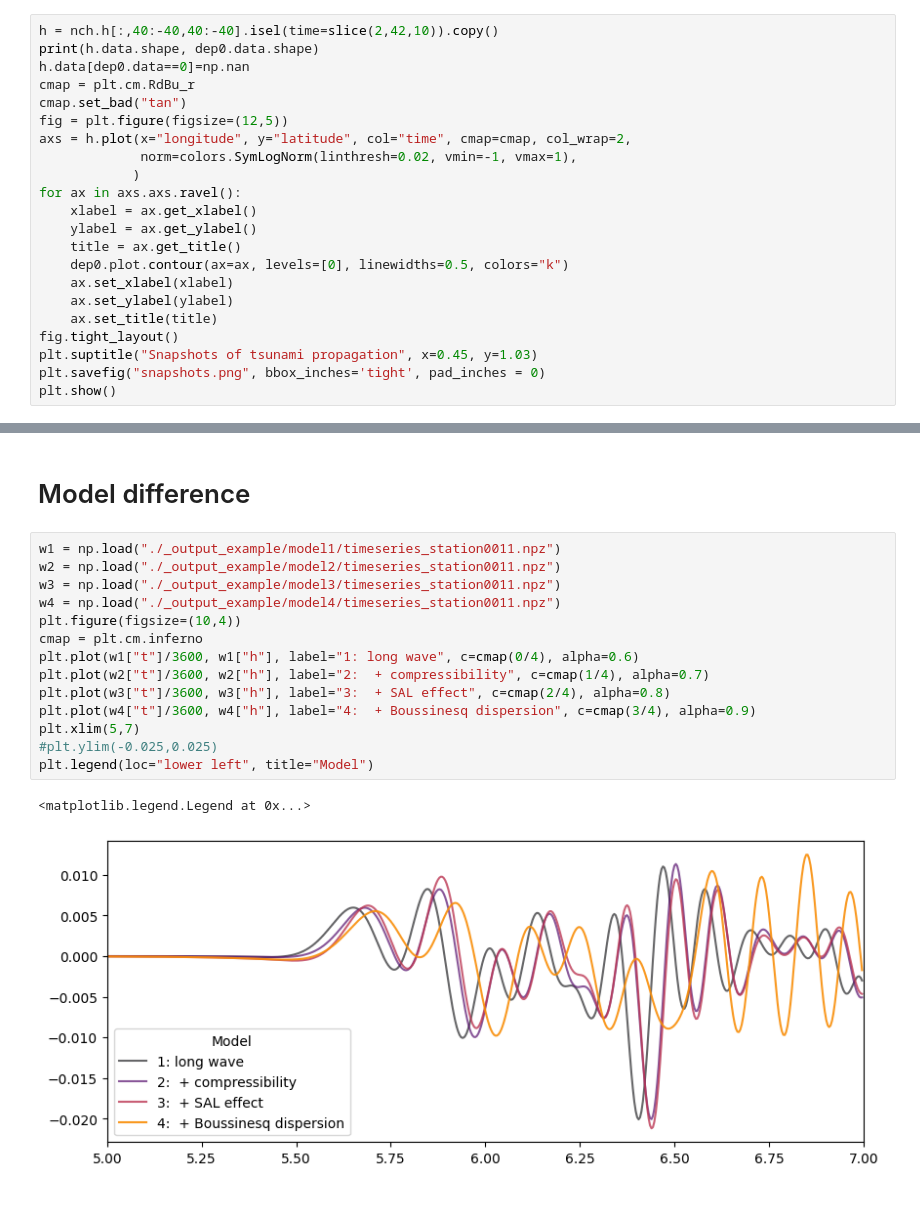
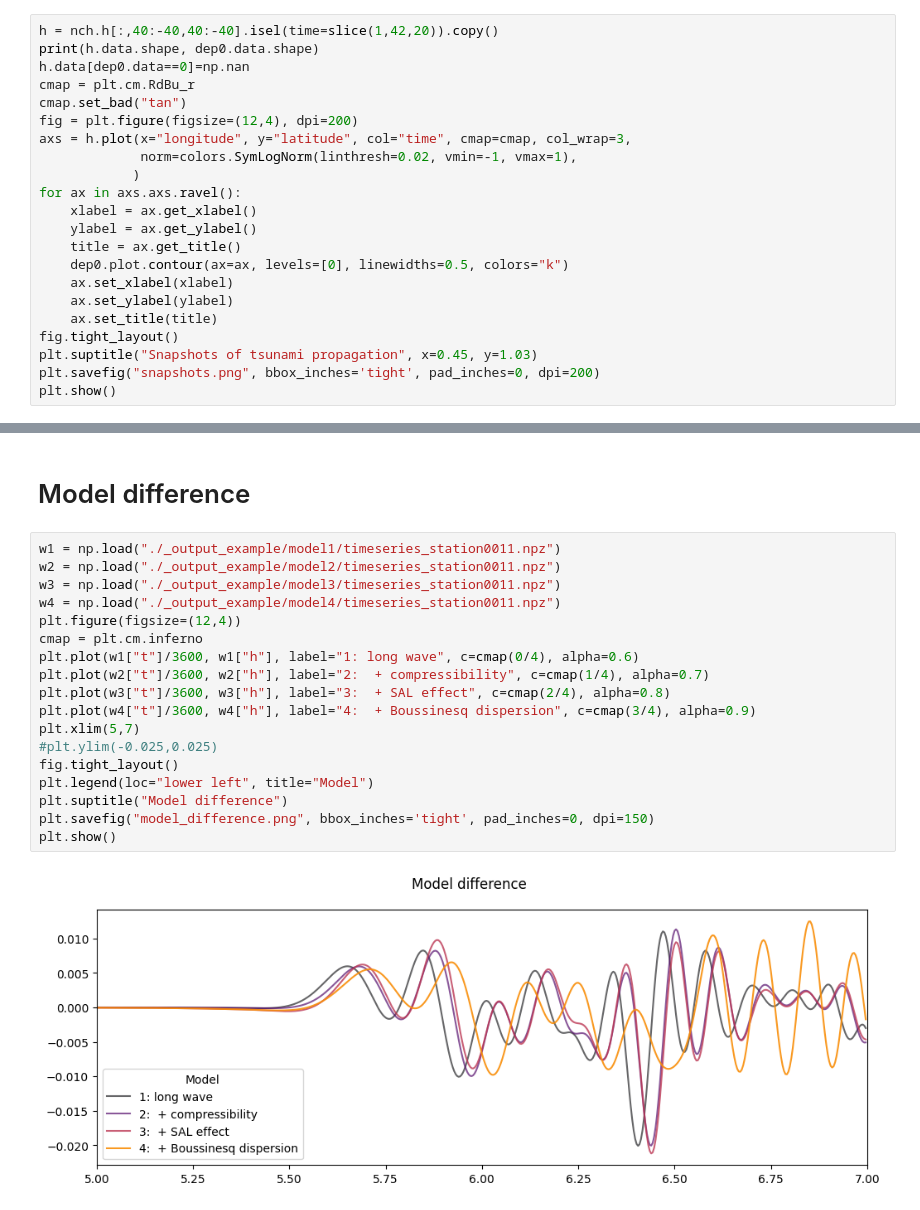
Before and after one commit to tomographyyy/tandem, a Jupyter notebook: view_results.ipynb, the cells around one changed output, grey strips where cells are left out. Cells and saved outputs as stored; diff of their text form.

```diff
--- a/view_results.ipynb
+++ b/view_results.ipynb
@@ -107,13 +107,13 @@ PandasIndex
 PandasIndex(Index([ 69.26666666666667, 69.13333333333333, 68.99999999999999, 68.86666666666666, 68.73333333333332, 68.59999999999998, 68.46666666666667, 68.33333333333333, 68.19999999999999, 68.066666 ...
 Attributes: (0)
 # %%
-h = nch.h[:,40:-40,40:-40].isel(time=slice(2,42,10)).copy()
+h = nch.h[:,40:-40,40:-40].isel(time=slice(1,42,20)).copy()
 print(h.data.shape, dep0.data.shape)
 h.data[dep0.data==0]=np.nan
 cmap = plt.cm.RdBu_r
 cmap.set_bad("tan")
-fig = plt.figure(figsize=(12,5))
-axs = h.plot(x="longitude", y="latitude", col="time", cmap=cmap, col_wrap=2,
+fig = plt.figure(figsize=(12,4), dpi=200)
+axs = h.plot(x="longitude", y="latitude", col="time", cmap=cmap, col_wrap=3,
              norm=colors.SymLogNorm(linthresh=0.02, vmin=-1, vmax=1),
             )
 for ax in axs.axs.ravel():
@@ -126,6 +126,6 @@ for ax in axs.axs.ravel():
     ax.set_title(title)
 fig.tight_layout()
 plt.suptitle("Snapshots of tsunami propagation", x=0.45, y=1.03)
-plt.savefig("snapshots.png", bbox_inches='tight', pad_inches = 0)
+plt.savefig("snapshots.png", bbox_inches='tight', pad_inches=0, dpi=200)
 plt.show()
 # %% [output]
@@ -148,17 +147,20 @@ plt.xlim(5,7)
 # %%
 w1 = np.load("./_output_example/model1/timeseries_station0011.npz")
 w2 = np.load("./_output_example/model2/timeseries_station0011.npz")
 w3 = np.load("./_output_example/model3/timeseries_station0011.npz")
 w4 = np.load("./_output_example/model4/timeseries_station0011.npz")
-plt.figure(figsize=(10,4))
+plt.figure(figsize=(12,4))
 cmap = plt.cm.inferno
 plt.plot(w1["t"]/3600, w1["h"], label="1: long wave", c=cmap(0/4), alpha=0.6)
 plt.plot(w2["t"]/3600, w2["h"], label="2:  + compressibility", c=cmap(1/4), alpha=0.7)
 plt.plot(w3["t"]/3600, w3["h"], label="3:  + SAL effect", c=cmap(2/4), alpha=0.8)
 plt.plot(w4["t"]/3600, w4["h"], label="4:  + Boussinesq dispersion", c=cmap(3/4), alpha=0.9)
 plt.xlim(5,7)
 #plt.ylim(-0.025,0.025)
+fig.tight_layout()
 plt.legend(loc="lower left", title="Model")
+plt.suptitle("Model difference")
+plt.savefig("model_difference.png", bbox_inches='tight', pad_inches=0, dpi=150)
+plt.show()
 # %% [output]
-<matplotlib.legend.Legend at 0x...>
-[figure, old version]
+[figure, new version]
```
Also changed, not shown: parts of 1 cell of this notebook, 2 other files.
